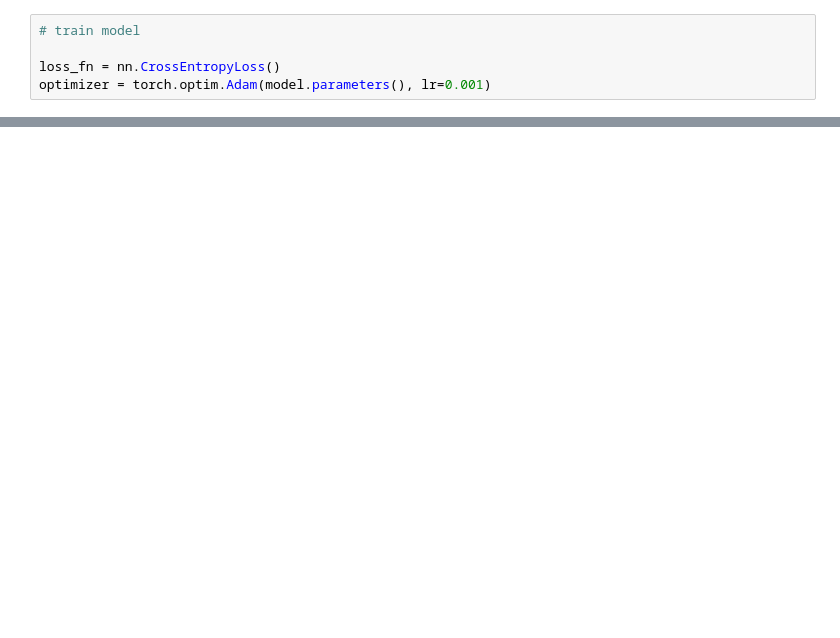
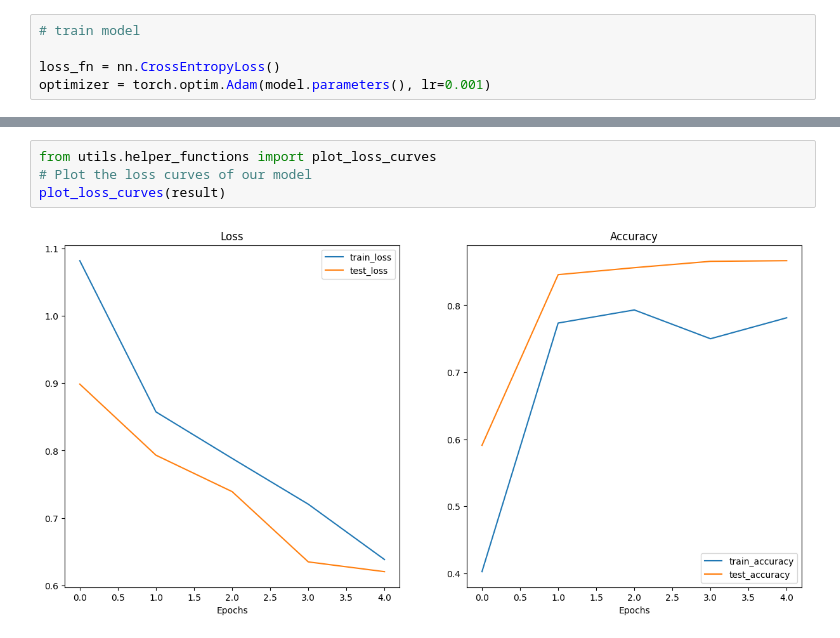
Before and after one commit to mikeyqin/ml_learning, a Jupyter notebook: deep_learning/vision_transfer_learning.ipynb, the cells around one changed output, grey strips where cells are left out. Drawn from its saved outputs; the diff is of its cells as text; blank space fills up the shorter version.

```diff
--- a/deep_learning/vision_transfer_learning.ipynb
+++ b/deep_learning/vision_transfer_learning.ipynb
@@ -333,0 +329,6 @@ total training time: 362.282 seconds
+# %%
+from utils.helper_functions import plot_loss_curves
+# Plot the loss curves of our model
+plot_loss_curves(result)
+# %% [output]
+[figure, added]
```
Also changed, not shown: parts of 7 cells of this notebook.
